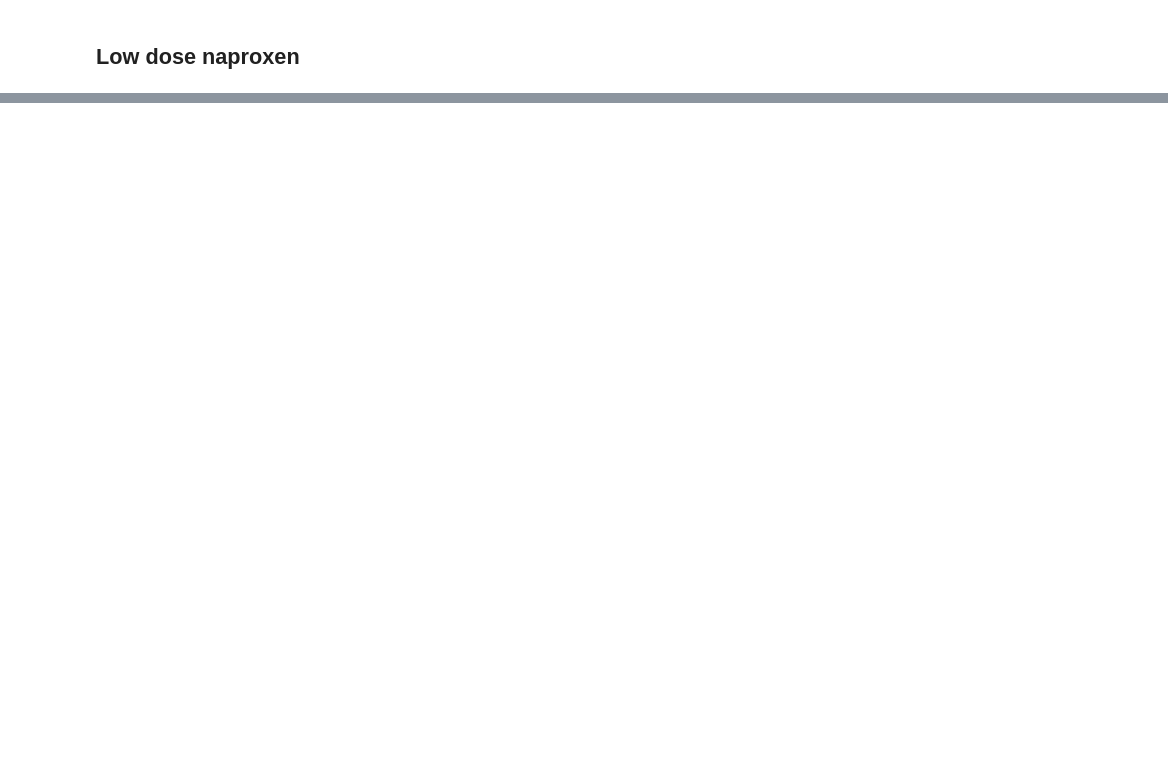
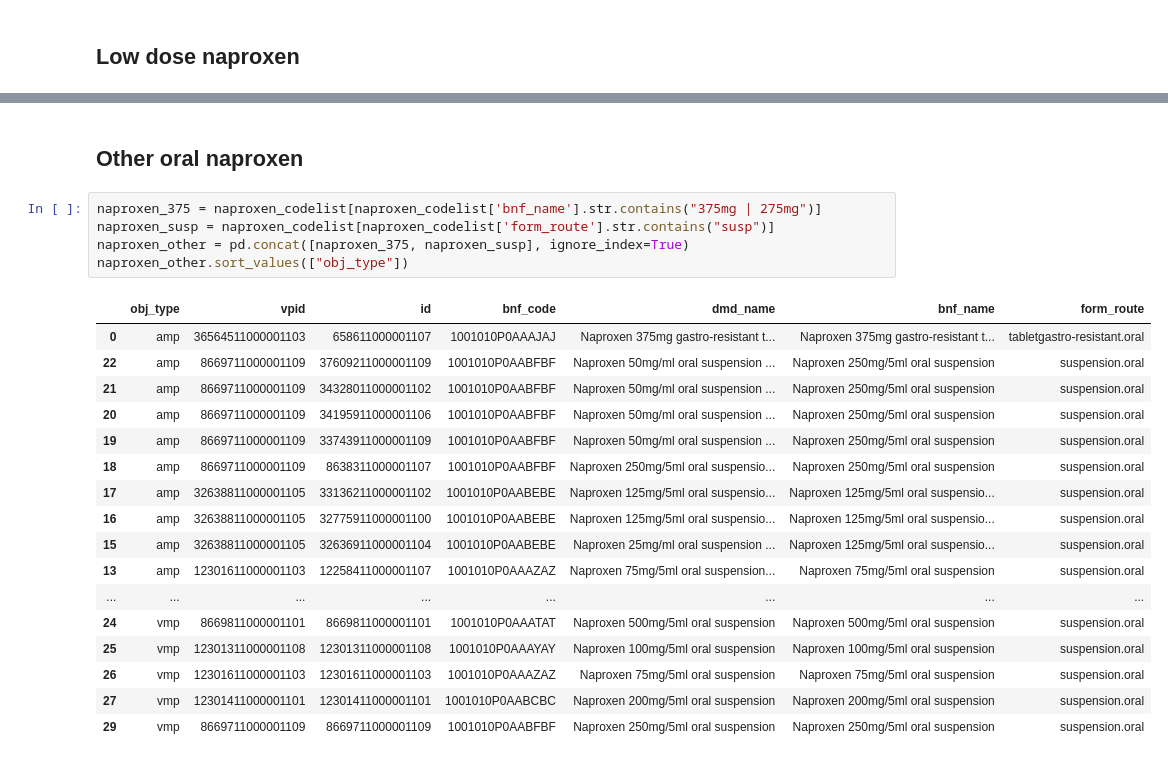
Before and after one commit to ebmdatalab/nsaid-covid-codelist-notebook, a Jupyter notebook: notebooks/naproxen.ipynb, the cells around one changed output, grey strips where cells are left out. Saved outputs shown, nothing was run; the diff lists cells and outputs as text; blank space fills up the shorter version.

```diff
--- a/notebooks/naproxen.ipynb
+++ b/notebooks/naproxen.ipynb
@@ -103,0 +105,25 @@ naproxen_low_dose
+# %% [markdown]
+## Other oral naproxen <a id='other'></a>
+# %%
+naproxen_375 = naproxen_codelist[naproxen_codelist['bnf_name'].str.contains("375mg | 275mg")]
+naproxen_susp = naproxen_codelist[naproxen_codelist['form_route'].str.contains("susp")]
+naproxen_other = pd.concat([naproxen_375, naproxen_susp], ignore_index=True)
+naproxen_other.sort_values(["obj_type"])
+# %% [output]
+|  | obj_type | vpid | id | bnf_code | dmd_name | bnf_name | form_route |
+| 0 | amp | 36564511000001103 | 658611000001107 | 1001010P0AAAJAJ | Naproxen 375mg gastro-resistant t... | Naproxen 375mg gastro-resistant t... | tabletgastro-resistant.oral |
+| 22 | amp | 8669711000001109 | 37609211000001109 | 1001010P0AABFBF | Naproxen 50mg/ml oral suspension ... | Naproxen 250mg/5ml oral suspension | suspension.oral |
+| 21 | amp | 8669711000001109 | 34328011000001102 | 1001010P0AABFBF | Naproxen 50mg/ml oral suspension ... | Naproxen 250mg/5ml oral suspension | suspension.oral |
+| 20 | amp | 8669711000001109 | 34195911000001106 | 1001010P0AABFBF | Naproxen 50mg/ml oral suspension ... | Naproxen 250mg/5ml oral suspension | suspension.oral |
+| 19 | amp | 8669711000001109 | 33743911000001109 | 1001010P0AABFBF | Naproxen 50mg/ml oral suspension ... | Naproxen 250mg/5ml oral suspension | suspension.oral |
+| 18 | amp | 8669711000001109 | 8638311000001107 | 1001010P0AABFBF | Naproxen 250mg/5ml oral suspensio... | Naproxen 250mg/5ml oral suspension | suspension.oral |
+| 17 | amp | 32638811000001105 | 33136211000001102 | 1001010P0AABEBE | Naproxen 125mg/5ml oral suspensio... | Naproxen 125mg/5ml oral suspensio... | suspension.oral |
+| 16 | amp | 32638811000001105 | 32775911000001100 | 1001010P0AABEBE | Naproxen 125mg/5ml oral suspensio... | Naproxen 125mg/5ml oral suspensio... | suspension.oral |
+| 15 | amp | 32638811000001105 | 32636911000001104 | 1001010P0AABEBE | Naproxen 25mg/ml oral suspension ... | Naproxen 125mg/5ml oral suspensio... | suspension.oral |
+| 13 | amp | 12301611000001103 | 12258411000001107 | 1001010P0AAAZAZ | Naproxen 75mg/5ml oral suspension... | Naproxen 75mg/5ml oral suspension | suspension.oral |
+| ... | ... | ... | ... | ... | ... | ... | ... |
+| 24 | vmp | 8669811000001101 | 8669811000001101 | 1001010P0AAATAT | Naproxen 500mg/5ml oral suspension | Naproxen 500mg/5ml oral suspension | suspension.oral |
+| 25 | vmp | 12301311000001108 | 12301311000001108 | 1001010P0AAAYAY | Naproxen 100mg/5ml oral suspension | Naproxen 100mg/5ml oral suspension | suspension.oral |
+| 26 | vmp | 12301611000001103 | 12301611000001103 | 1001010P0AAAZAZ | Naproxen 75mg/5ml oral suspension | Naproxen 75mg/5ml oral suspension | suspension.oral |
+| 27 | vmp | 12301411000001101 | 12301411000001101 | 1001010P0AABCBC | Naproxen 200mg/5ml oral suspension | Naproxen 200mg/5ml oral suspension | suspension.oral |
+| 29 | vmp | 8669711000001109 | 8669711000001109 | 1001010P0AABFBF | Naproxen 250mg/5ml oral suspension | Naproxen 250mg/5ml oral suspension | suspension.oral |
```
Also changed, not shown: parts of 6 cells of this notebook, 3 other files.
